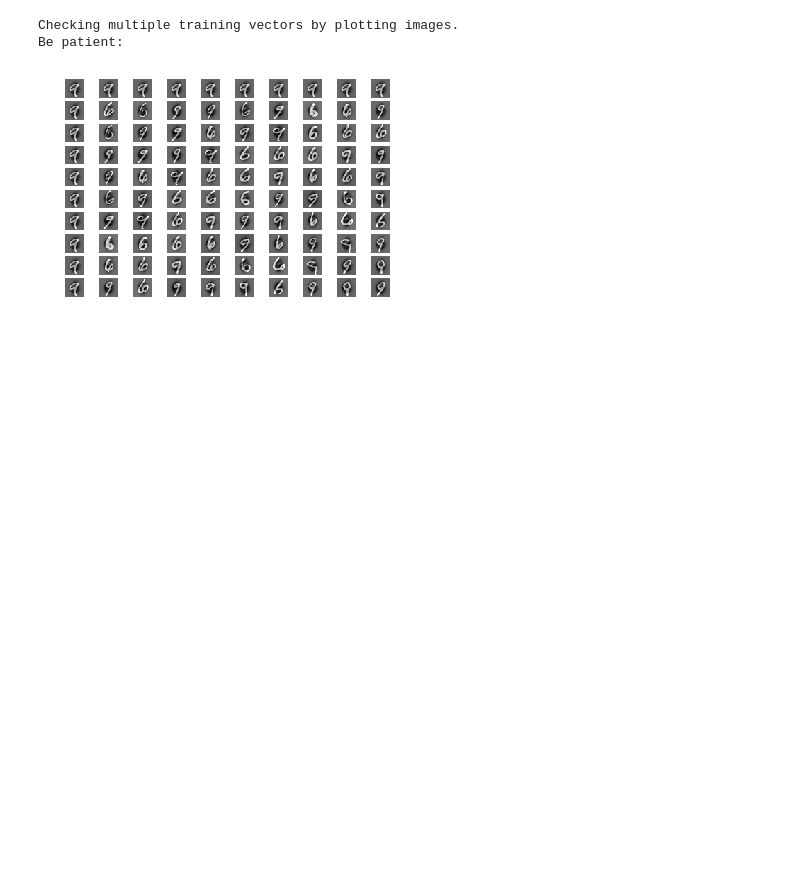
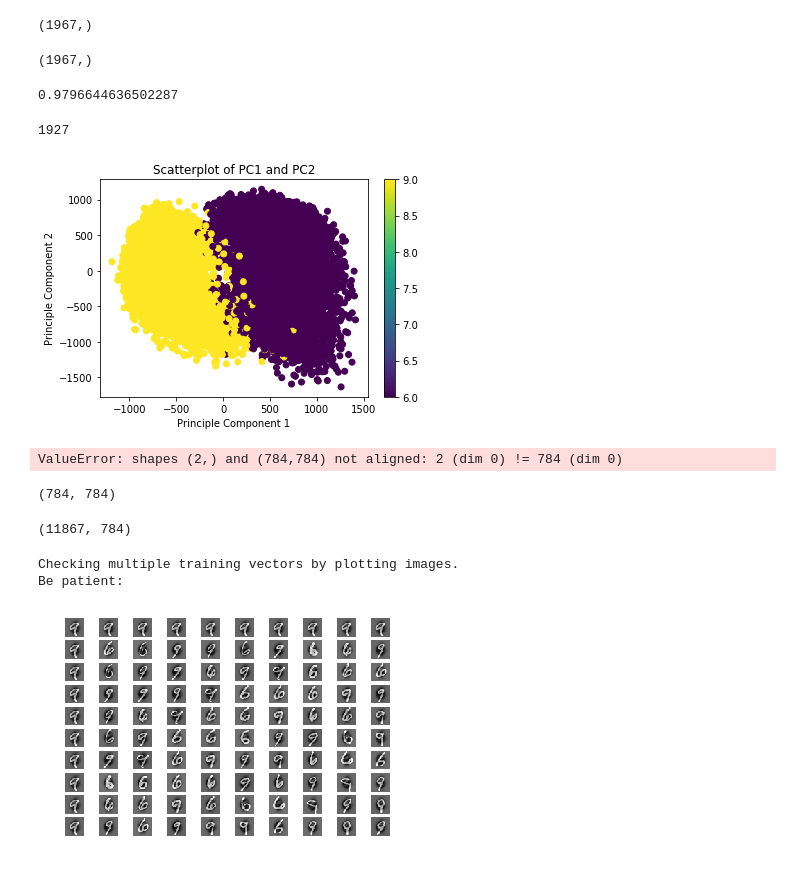
Before and after one commit to MR-KHILADI/MNIST-PCA-Bayes, a Jupyter notebook: MNIST-PCA.ipynb, the cells around one changed output. Drawn from its saved outputs; the diff is of its cells as text; code cells hidden in the pictures; blank space fills up the shorter version.

```diff
--- a/MNIST-PCA.ipynb
+++ b/MNIST-PCA.ipynb
@@ -134,2 +69,2 @@ Be patient:
 # %%
-C_Train=np.cov(Z_train.T)
+C_Train=np.cov(Z_train.T); print(np.shape(C_Train))
@@ -167,0 +120,7 @@ prin_comp=np.dot(Z_train,Eigenvectors.T)
+# %%
+np.savetxt("pc2.csv", prin_comp[:,0:2].astype(float), delimiter=",")
+T_train=np.array(T_train)
+# %%
+x=np.append(prin_comp[:,0:2],T_train.reshape(-1,1),axis=1)
+# %%
+pcadata=pd.DataFrame(x,columns=['pc1','pc2','labels'])
@@ -167,0 +413,4 @@ prin_comp=np.dot(Z_train,Eigenvectors.T)
+# %%
+test_labels.shape
+# %% [output]
+(1967,)
@@ -168,5 +419,38 @@ prin_comp=np.dot(Z_train,Eigenvectors.T)
+# %%
+test_pca.shape
+# %% [output]
+(1967,)
+# %%
+np.sum(accr_bay==test_labels)/len(test_labels)
+# %% [output]
+0.9796644636502287
+# %%
+np.sum(accr_bay==test_labels)
+# %% [output]
+1927
+# %%
+plt.scatter(pcadata['pc1'],pcadata['pc2'],c=pcadata['labels'])
+plt.xlabel('Principle Component 1')
+plt.ylabel('Principle Component 2')
+plt.title('Scatterplot of PC1 and PC2')
+plt.colorbar()
+plt.savefig('Scatterplot.jpeg',dpi=500)
+# %% [output]
+[figure, added]
+# %%
+R_neg=np.dot(prin_comp_neg[:2],Eigenvectors)
+# %% [output]
+ValueError: shapes (2,) and (784,784) not aligned: 2 (dim 0) != 784 (dim 0)
+# %%
+Eigenvectors.shape
+# %% [output]
+(784, 784)
 # %%
 R=np.dot(prin_comp,Eigenvectors)
+# %%
+R.shape
+# %% [output]
+(11867, 784)
 # %%
 print("Checking multiple training vectors by plotting images.\nBe patient:")
 plt.close('all')
```
Also changed, not shown: parts of 78 cells of this notebook.
